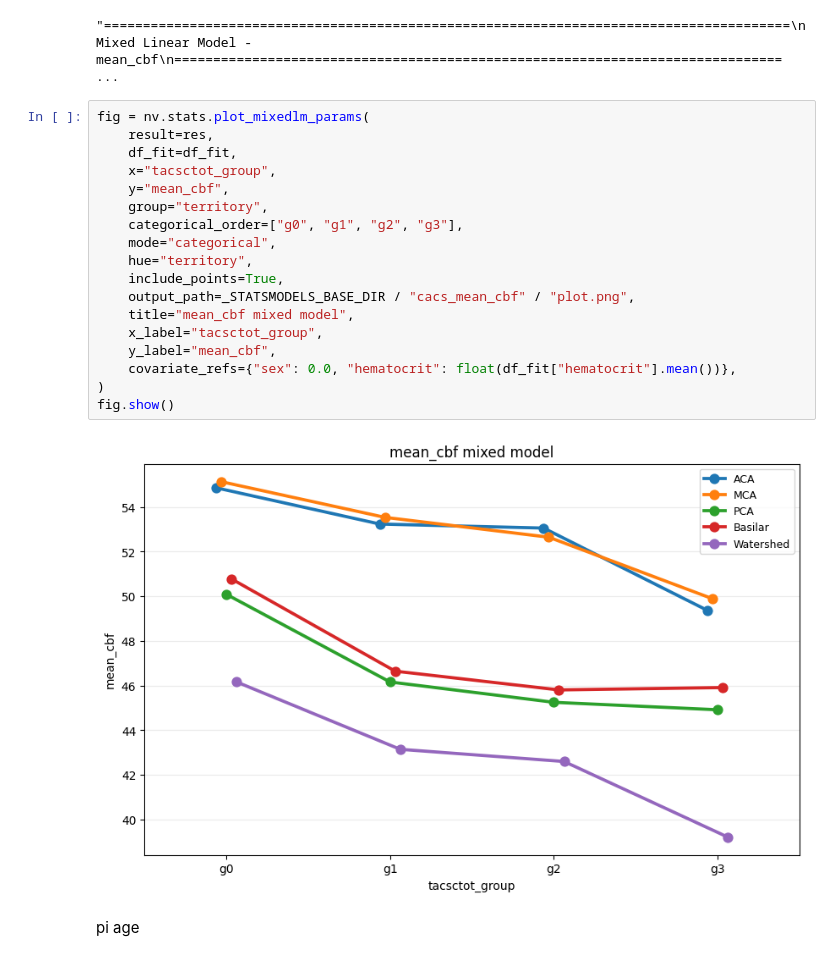
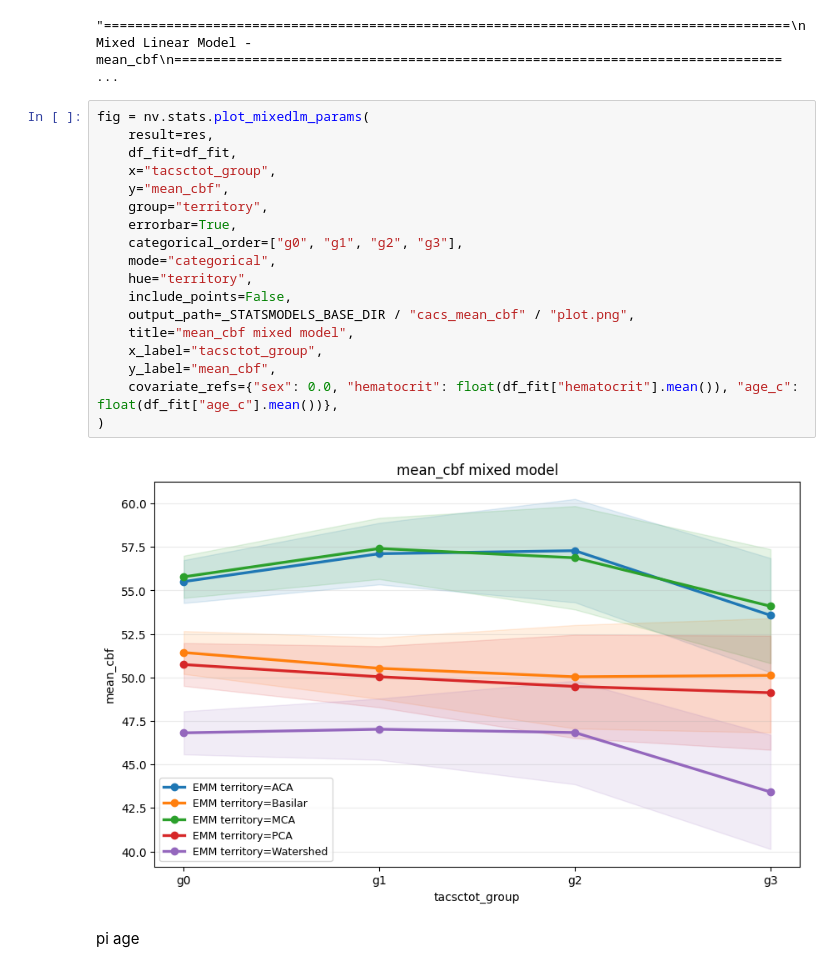
Before and after one commit to CNIC-Neuroimaging/Nvitk, a Jupyter notebook: notebooks/exploration/pesabrain-hemodynamic-modeling/exploration.ipynb, the cells around one changed output. Saved outputs shown, nothing was run; the diff lists cells and outputs as text.

```diff
--- a/notebooks/exploration/pesabrain-hemodynamic-modeling/exploration.ipynb
+++ b/notebooks/exploration/pesabrain-hemodynamic-modeling/exploration.ipynb
@@ -175,23 +175,23 @@ Converged: True
 # %%
 fig = nv.stats.plot_mixedlm_params(
     result=res,
     df_fit=df_fit,
     x="tacsctot_group",
     y="mean_cbf",
     group="territory",
+    errorbar=True,
     categorical_order=["g0", "g1", "g2", "g3"],
     mode="categorical",
     hue="territory",
-    include_points=True,
+    include_points=False,
     output_path=_STATSMODELS_BASE_DIR / "cacs_mean_cbf" / "plot.png",
     title="mean_cbf mixed model",
     x_label="tacsctot_group",
     y_label="mean_cbf",
-    covariate_refs={"sex": 0.0, "hematocrit": float(df_fit["hematocrit"].mean())},
+    covariate_refs={"sex": 0.0, "hematocrit": float(df_fit["hematocrit"].mean()), "age_c": float(df_fit["age_c"].mean())},
 )
-fig.show()
 # %% [output]
-[figure, old version]
+[figure, new version]
 # %% [markdown]
 pi age
 # %%
```
Also changed, not shown: parts of 1 cell of this notebook, 1 other file.
